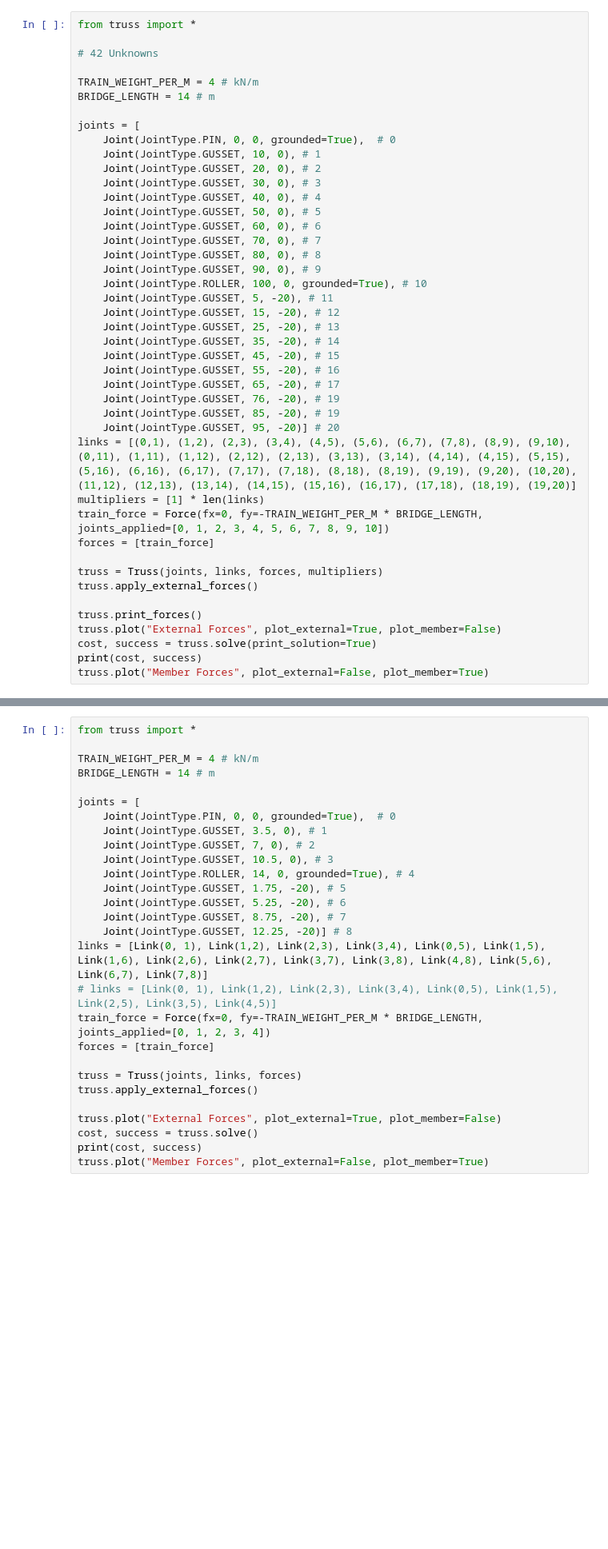
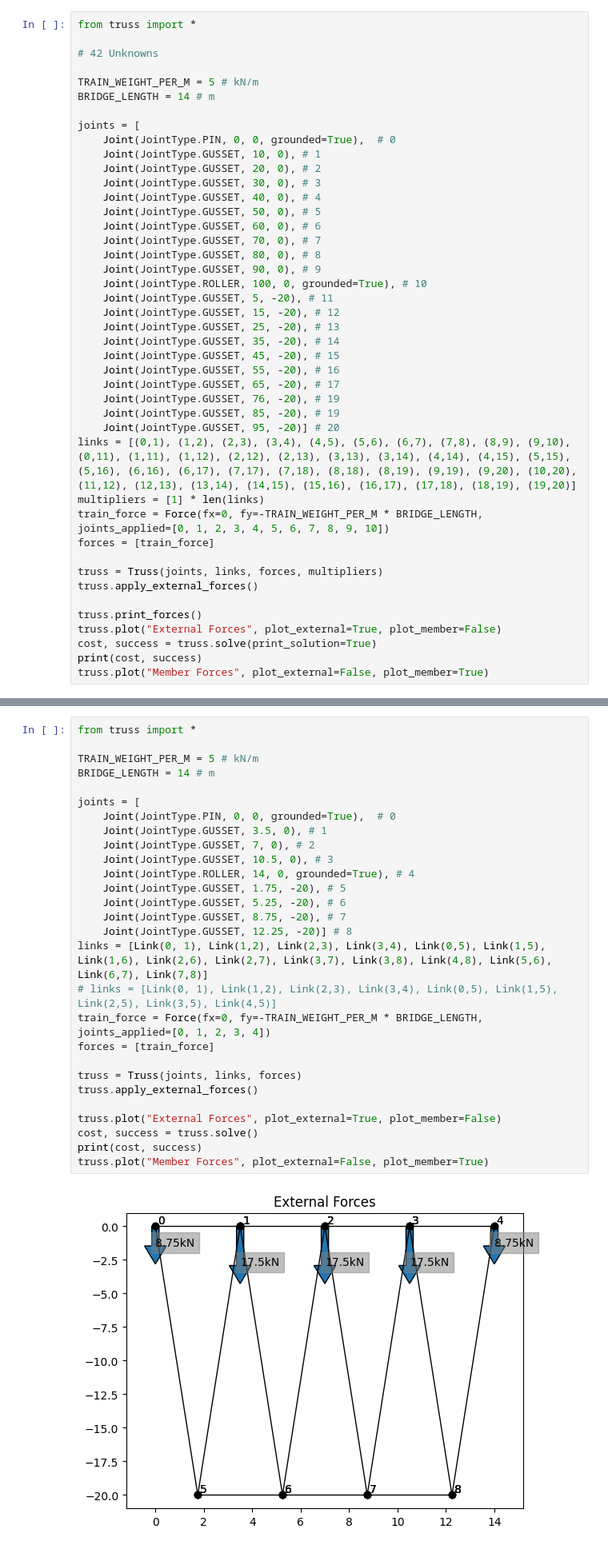
Before and after one commit to OLeather/truss-optimization, a Jupyter notebook: test.ipynb, the cells around one changed output, grey strips where cells are left out. Shown: that part at 80% size. Saved outputs shown, nothing was run; the diff lists cells and outputs as text; blank space fills up the shorter version.

```diff
--- a/test.ipynb
+++ b/test.ipynb
@@ -77,7 +77,7 @@ from truss import *
 
 # 42 Unknowns
 
-TRAIN_WEIGHT_PER_M = 4 # kN/m
+TRAIN_WEIGHT_PER_M = 5 # kN/m
 BRIDGE_LENGTH = 14 # m
 
 joints = [
@@ -118,28 +120,30 @@ truss.plot("Member Forces", plot_external=False, plot_member=True)
 # %%
 from truss import *
 
-TRAIN_WEIGHT_PER_M = 4 # kN/m
+TRAIN_WEIGHT_PER_M = 5 # kN/m
 BRIDGE_LENGTH = 14 # m
 
 joints = [
     Joint(JointType.PIN, 0, 0, grounded=True),  # 0
     Joint(JointType.GUSSET, 3.5, 0), # 1
     Joint(JointType.GUSSET, 7, 0), # 2
     Joint(JointType.GUSSET, 10.5, 0), # 3
     Joint(JointType.ROLLER, 14, 0, grounded=True), # 4
     Joint(JointType.GUSSET, 1.75, -20), # 5
     Joint(JointType.GUSSET, 5.25, -20), # 6
     Joint(JointType.GUSSET, 8.75, -20), # 7
     Joint(JointType.GUSSET, 12.25, -20)] # 8
 links = [Link(0, 1), Link(1,2), Link(2,3), Link(3,4), Link(0,5), Link(1,5), Link(1,6), Link(2,6), Link(2,7), Link(3,7), Link(3,8), Link(4,8), Link(5,6), Link(6,7), Link(7,8)]
 # links = [Link(0, 1), Link(1,2), Link(2,3), Link(3,4), Link(0,5), Link(1,5), Link(2,5), Link(3,5), Link(4,5)]
 train_force = Force(fx=0, fy=-TRAIN_WEIGHT_PER_M * BRIDGE_LENGTH, joints_applied=[0, 1, 2, 3, 4])
 forces = [train_force]
 
 truss = Truss(joints, links, forces)
 truss.apply_external_forces()
 
 truss.plot("External Forces", plot_external=True, plot_member=False)
 cost, success = truss.solve()
 print(cost, success)
 truss.plot("Member Forces", plot_external=False, plot_member=True)
+# %% [output]
+[figure, added]
```
Also changed, not shown: parts of 3 cells of this notebook, 3 other files.
